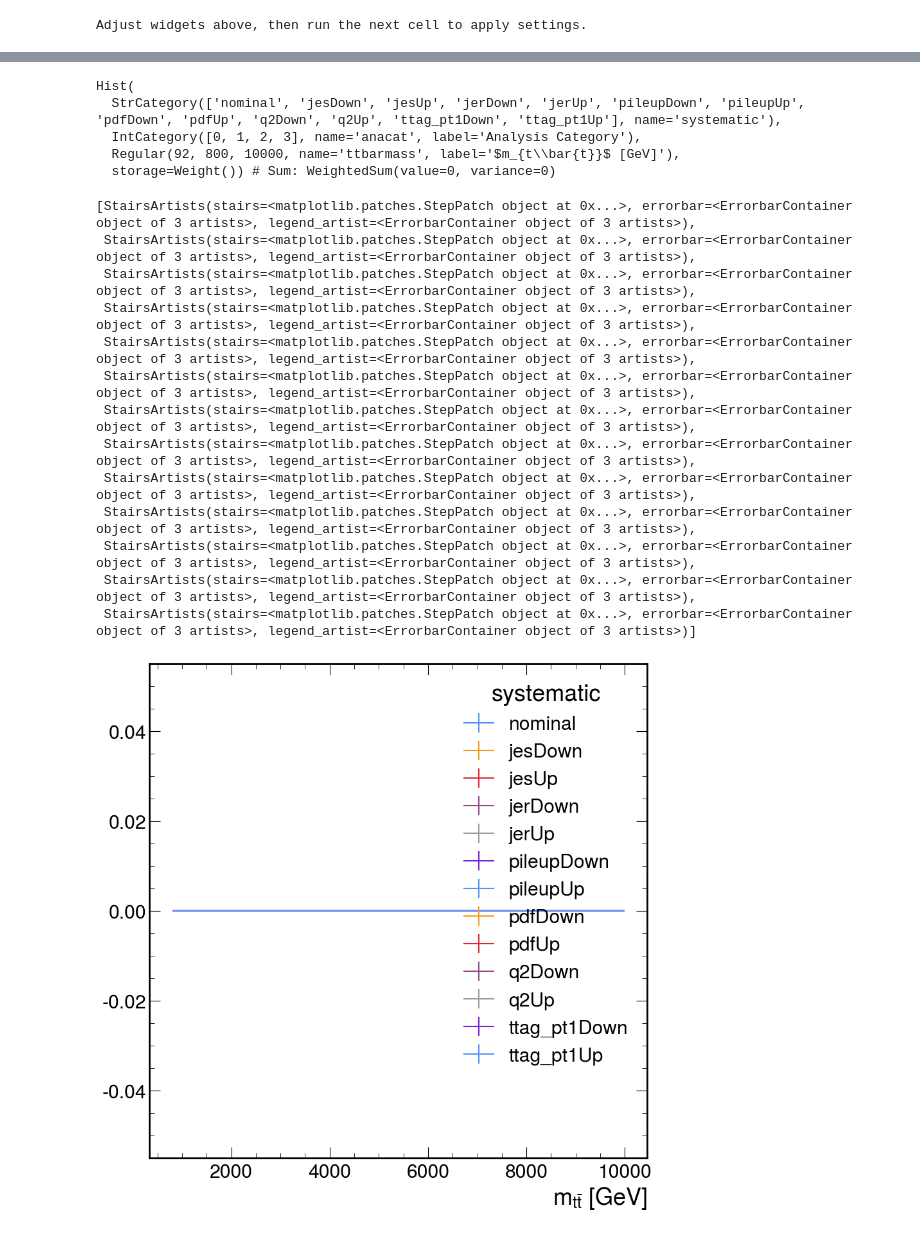
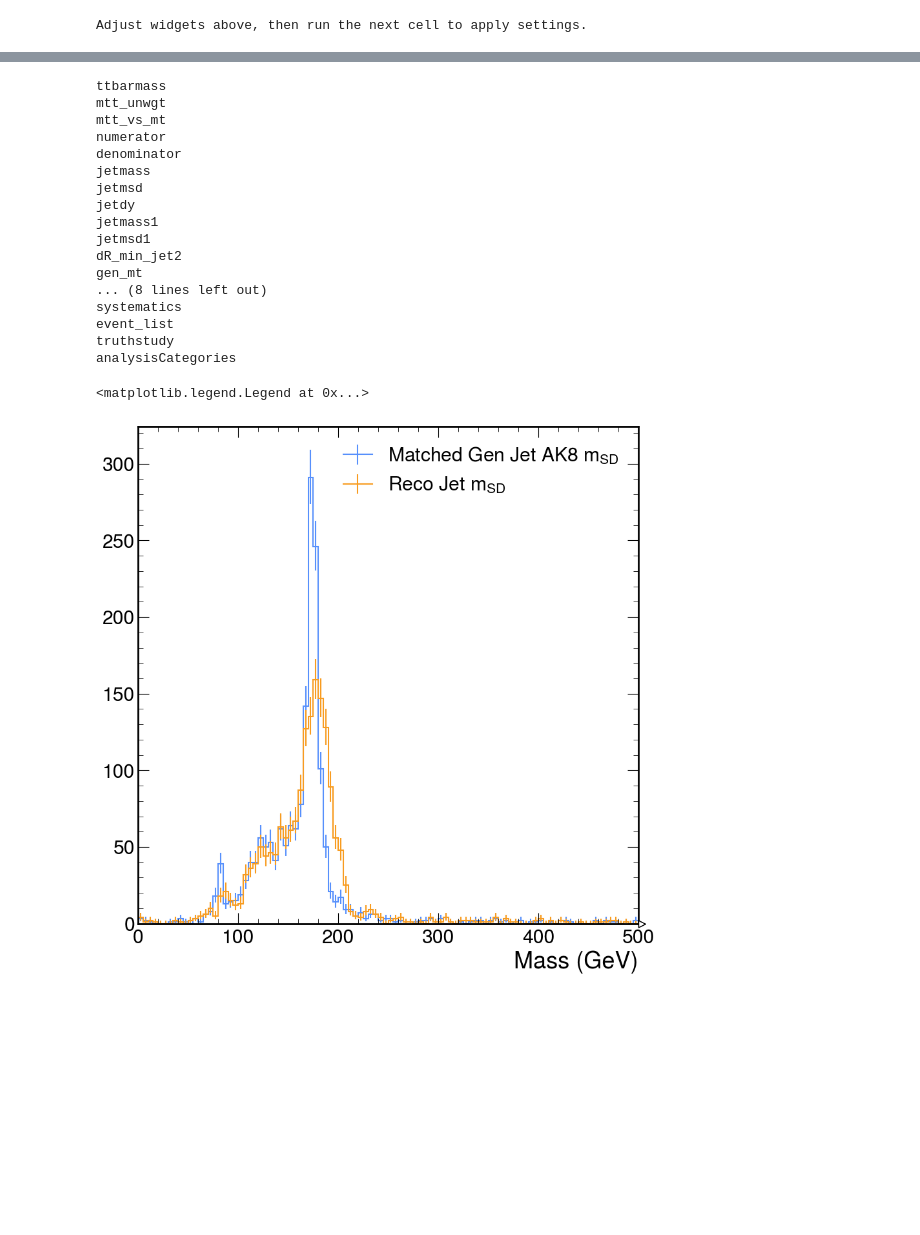
Before and after one commit to hayfasfar/TTbarHadronicSkimmer, a Jupyter notebook: ttbaranalysis.ipynb, the cells around one changed output, grey strips where cells are left out. Drawn from its saved outputs; the diff is of its cells as text; code cells hidden in the pictures; blank space fills up the shorter version.

```diff
--- a/ttbaranalysis.ipynb
+++ b/ttbaranalysis.ipynb
@@ -312,7 +312,7 @@ def run_analysis(args):
     systematics = [
         'nominal',
         'jes',
-        'jer',
+        #'jer',
         'pileup',
         'pdf',
         'q2',
@@ -636,26 +642,32 @@ Events/s: 1111
-# %%
-output['ttbarmass']
-# %% [output]
-Hist(
-  StrCategory(['nominal', 'jesDown', 'jesUp', 'jerDown', 'jerUp', 'pileupDown', 'pileupUp', 'pdfDown', 'pdfUp', 'q2Down', 'q2Up', 'ttag_pt1Down', 'ttag_pt1Up'], name='systematic'),
-  IntCategory([0, 1, 2, 3], name='anacat', label='Analysis Category'),
-  Regular(92, 800, 10000, name='ttbarmass', label='$m_{t\\bar{t}}$ [GeV]'),
-  storage=Weight()) # Sum: WeightedSum(value=0, variance=0)
 # %%
 output = run_summary['output']
-output['ttbarmass'].project('ttbarmass', 'systematic').plot()
+for key in output:
+    print(key)
 # %% [output]
-[StairsArtists(stairs=<matplotlib.patches.StepPatch object at 0x...>, errorbar=<ErrorbarContainer object of 3 artists>, legend_artist=<ErrorbarContainer object of 3 artists>),
- StairsArtists(stairs=<matplotlib.patches.StepPatch object at 0x...>, errorbar=<ErrorbarContainer object of 3 artists>, legend_artist=<ErrorbarContainer object of 3 artists>),
- StairsArtists(stairs=<matplotlib.patches.StepPatch object at 0x...>, errorbar=<ErrorbarContainer object of 3 artists>, legend_artist=<ErrorbarContainer object of 3 artists>),
- StairsArtists(stairs=<matplotlib.patches.StepPatch object at 0x...>, errorbar=<ErrorbarContainer object of 3 artists>, legend_artist=<ErrorbarContainer object of 3 artists>),
- StairsArtists(stairs=<matplotlib.patches.StepPatch object at 0x...>, errorbar=<ErrorbarContainer object of 3 artists>, legend_artist=<ErrorbarContainer object of 3 artists>),
- StairsArtists(stairs=<matplotlib.patches.StepPatch object at 0x...>, errorbar=<ErrorbarContainer object of 3 artists>, legend_artist=<ErrorbarContainer object of 3 artists>),
- StairsArtists(stairs=<matplotlib.patches.StepPatch object at 0x...>, errorbar=<ErrorbarContainer object of 3 artists>, legend_artist=<ErrorbarContainer object of 3 artists>),
- StairsArtists(stairs=<matplotlib.patches.StepPatch object at 0x...>, errorbar=<ErrorbarContainer object of 3 artists>, legend_artist=<ErrorbarContainer object of 3 artists>),
- StairsArtists(stairs=<matplotlib.patches.StepPatch object at 0x...>, errorbar=<ErrorbarContainer object of 3 artists>, legend_artist=<ErrorbarContainer object of 3 artists>),
- StairsArtists(stairs=<matplotlib.patches.StepPatch object at 0x...>, errorbar=<ErrorbarContainer object of 3 artists>, legend_artist=<ErrorbarContainer object of 3 artists>),
- StairsArtists(stairs=<matplotlib.patches.StepPatch object at 0x...>, errorbar=<ErrorbarContainer object of 3 artists>, legend_artist=<ErrorbarContainer object of 3 artists>),
- StairsArtists(stairs=<matplotlib.patches.StepPatch object at 0x...>, errorbar=<ErrorbarContainer object of 3 artists>, legend_artist=<ErrorbarContainer object of 3 artists>),
- StairsArtists(stairs=<matplotlib.patches.StepPatch object at 0x...>, errorbar=<ErrorbarContainer object of 3 artists>, legend_artist=<ErrorbarContainer object of 3 artists>)]
+ttbarmass
+mtt_unwgt
+mtt_vs_mt
+numerator
+denominator
+jetmass
+jetmsd
+jetdy
+jetmass1
+jetmsd1
+dR_min_jet2
+gen_mt
+... (8 lines left out)
+systematics
+event_list
+truthstudy
+analysisCategories
-[figure, removed]
+# %%
+import matplotlib.pyplot as plt
+output['gen_jetmsd_reco_jetmsd'].project('mass').plot(label = r"Matched Gen Jet AK8 $m_{SD}$")
+output['gen_jetmsd_reco_jetmsd'].project('jetmass').plot(label = r"Reco Jet $m_{SD}$")
+plt.xlabel('Mass (GeV)')
+plt.xlim(0, 500)
+plt.legend()
+# %% [output]
+<matplotlib.legend.Legend at 0x...>
+[figure, added]
```
Also changed, not shown: parts of 6 cells of this notebook, 7 other files.
